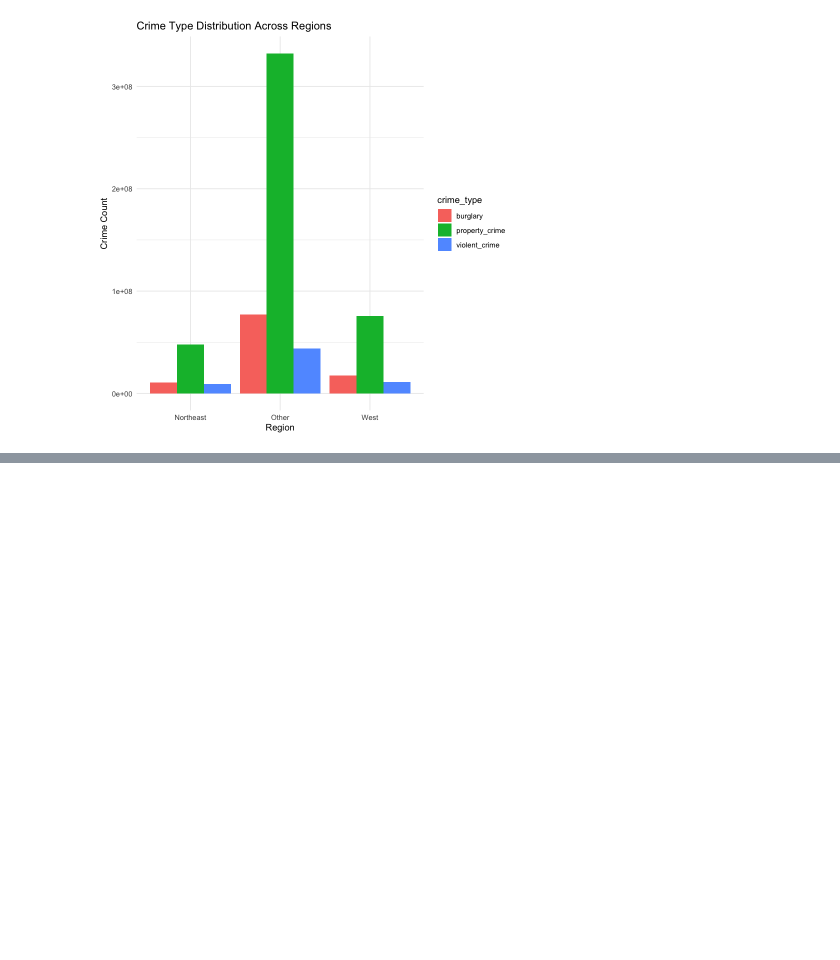
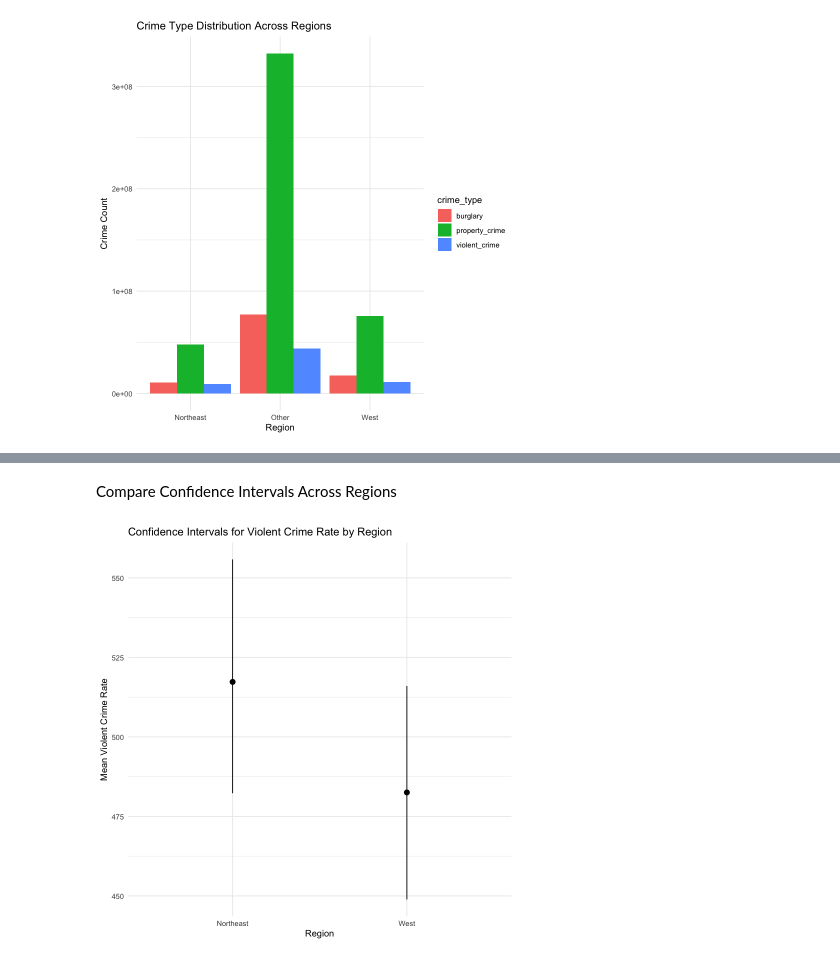
Before and after one commit to AkhilaAnnireddy/Crime-Data-Analysis, a Jupyter notebook: crime-data-analysis.ipynb, the cells around one changed output, grey strips where cells are left out. Saved outputs shown, nothing was run; the diff lists cells and outputs as text; code cells hidden in the pictures; blank space fills up the shorter version.

```diff
--- a/crime-data-analysis.ipynb
+++ b/crime-data-analysis.ipynb
@@ -1123,0 +1228,21 @@ ggplot(crime_table_long, aes(x = region, y = crime_count, fill = crime_type)) +
+# %% [markdown]
+Compare Confidence Intervals Across Regions
+# %%
+# Create a dataframe for visualization
+ci_df <- data.frame(
+  Region = c("Northeast", "West"),
+  Lower = c(ci_northeast$perc[4], ci_west$perc[4]),
+  Upper = c(ci_northeast$perc[5], ci_west$perc[5]),
+  Mean = c(mean(northeast_data), mean(state_data %>% filter(region == "West") %>% pull(violent_crime_rate)))
+)
+
+# Visualize confidence intervals
+library(ggplot2)
+ggplot(ci_df, aes(x = Region, y = Mean, ymin = Lower, ymax = Upper)) +
+  geom_pointrange() +
+  ggtitle("Confidence Intervals for Violent Crime Rate by Region") +
+  xlab("Region") +
+  ylab("Mean Violent Crime Rate") +
+  theme_minimal()
+# %% [output]
+[figure, added]
```
Also changed, not shown: parts of 29 cells of this notebook.
